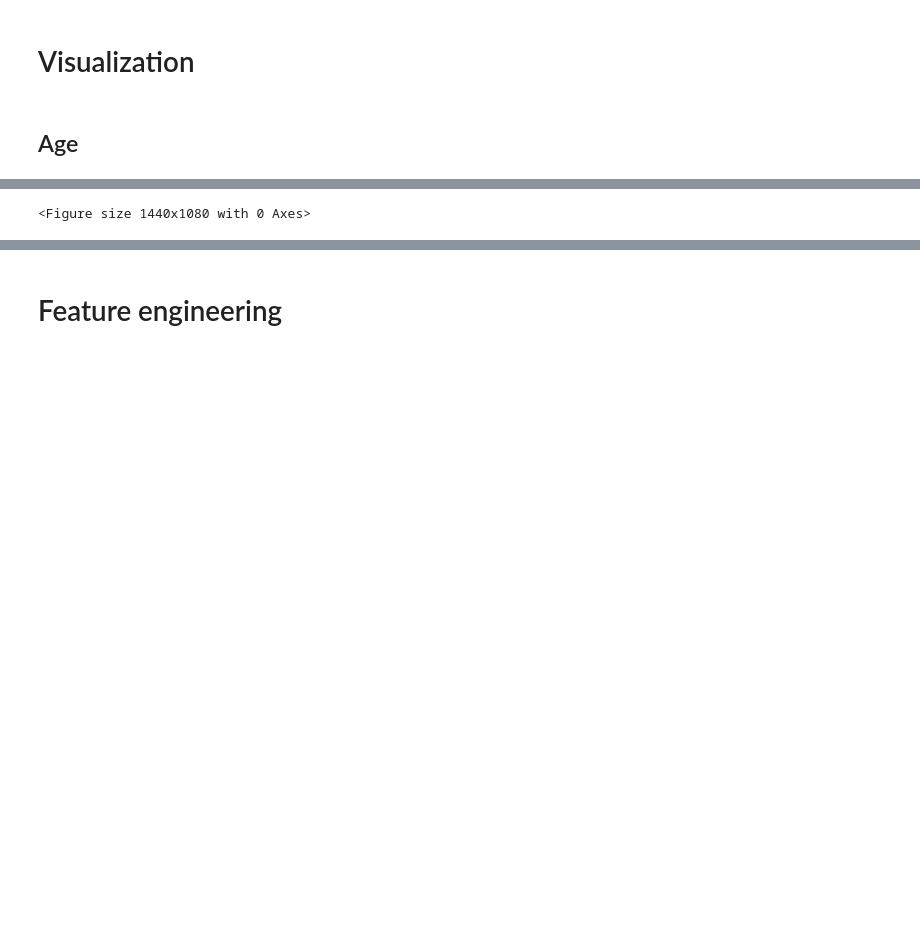
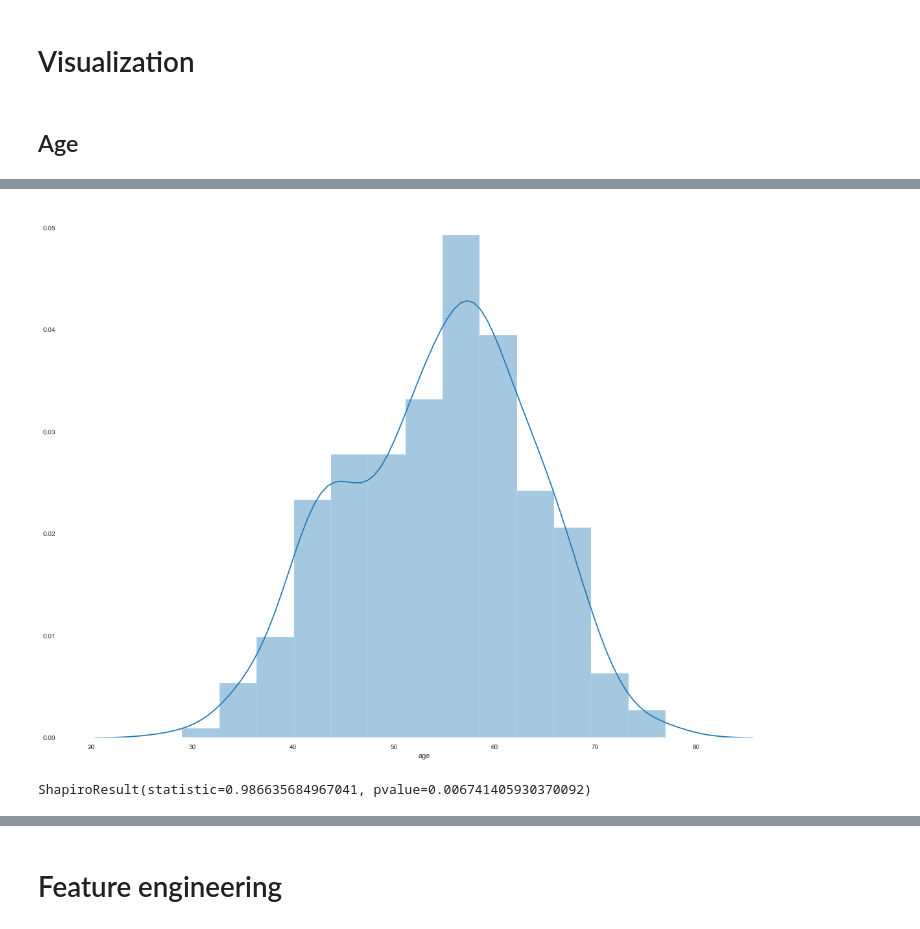
Before and after one commit to zeydlitz/api_for_ml, a Jupyter notebook: research/heart.ipynb, the cells around one changed output, grey strips where cells are left out. Cells and saved outputs as stored; diff of their text form; code cells hidden in the pictures; blank space fills up the shorter version.

Commit message:
make_title

```diff
--- a/research/heart.ipynb
+++ b/research/heart.ipynb
@@ -129,10 +129,11 @@ data.shape
 # %%
 import cufflinks as cf
 import plotly.offline
+import seaborn as sns
 cf.go_offline()
 cf.set_config_file(offline=False, world_readable=True)
 plt.figure(figsize=(20,15))
-# sns.distplot(data.age)  bins=20, theme="white", title="Passenger's Ages",xTitle='Ages', yTitle='Count'
-data["age"].iplot(kind="histogram")
+sns.distplot(data.age)
+# data["age"].iplot(kind="histogram")
 plt.show()
 # %% [output]
@@ -140,7 +140,10 @@ plt.show()
-<Figure size 1440x1080 with 0 Axes>
+[figure, added]
 # %%
 from scipy import stats
-s=stats.shapiro(data)
+s=stats.shapiro(data['age'])
+s
+# %% [output]
+ShapiroResult(statistic=0.986635684967041, pvalue=0.006741405930370092)
 # %%
 import matplotlib.gridspec as gridspec
 def plotting_3_chart(df, feature):
```
Also changed, not shown: parts of 11 cells of this notebook, 9 other files.
